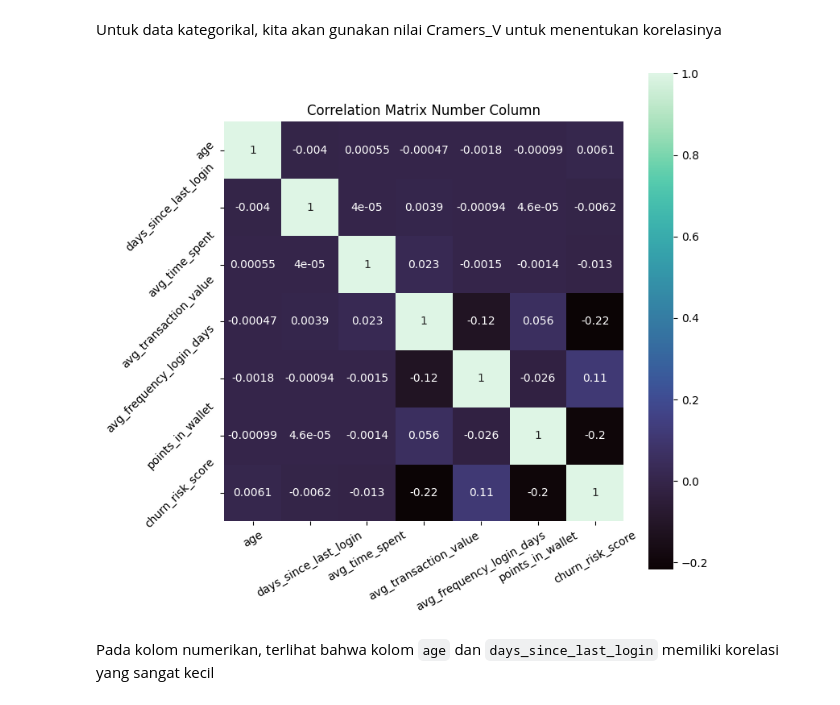
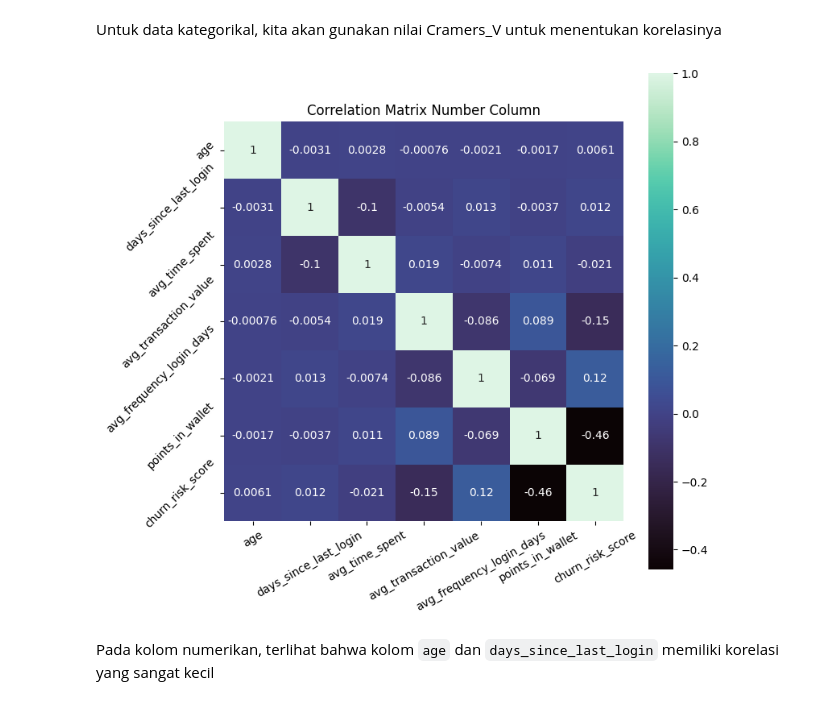
Before and after one commit to ediashta/HaiMeds-Churn-Prediction, a Jupyter notebook: h8dsft_P2M1_Ediashta.ipynb, the cells around one changed output. Drawn from its saved outputs; the diff is of its cells as text; code cells hidden in the pictures.

```diff
--- a/h8dsft_P2M1_Ediashta.ipynb
+++ b/h8dsft_P2M1_Ediashta.ipynb
@@ -260,17 +260,17 @@ Untuk data kategorikal, kita akan gunakan nilai Cramers_V untuk menentukan korel
 # %%
 # check correlation
 
-corr = data[num_col].corr(method="pearson")
+corr = data[num_col].corr(method="spearman")
 
 plt.figure(figsize=(8, 8))
 sns.heatmap(corr, annot=True, cmap="mako", square=True)
 plt.xticks(rotation=30)
 plt.yticks(rotation=45)
 plt.title("Correlation Matrix Number Column")
 
 plt.show()
 # %% [output]
-[figure, old version]
+[figure, new version]
 # %% [markdown]
 Pada kolom numerikan, terlihat bahwa kolom `age` dan `days_since_last_login` memiliki korelasi yang sangat kecil
 # %%
```
Also changed, not shown: parts of 11 cells of this notebook, 8 other files.
